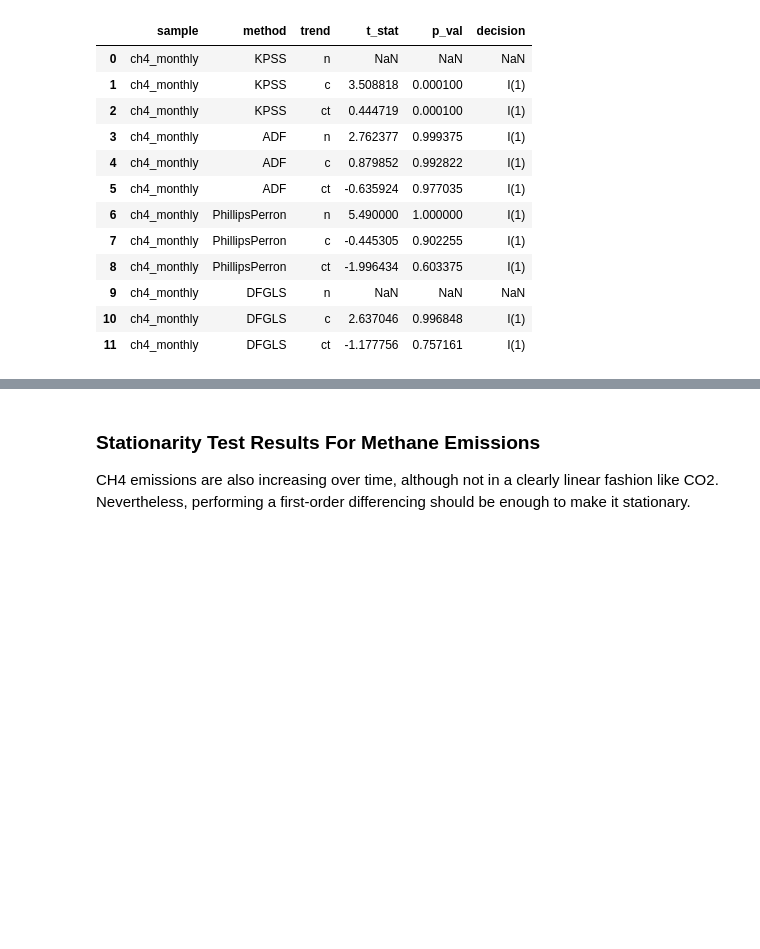
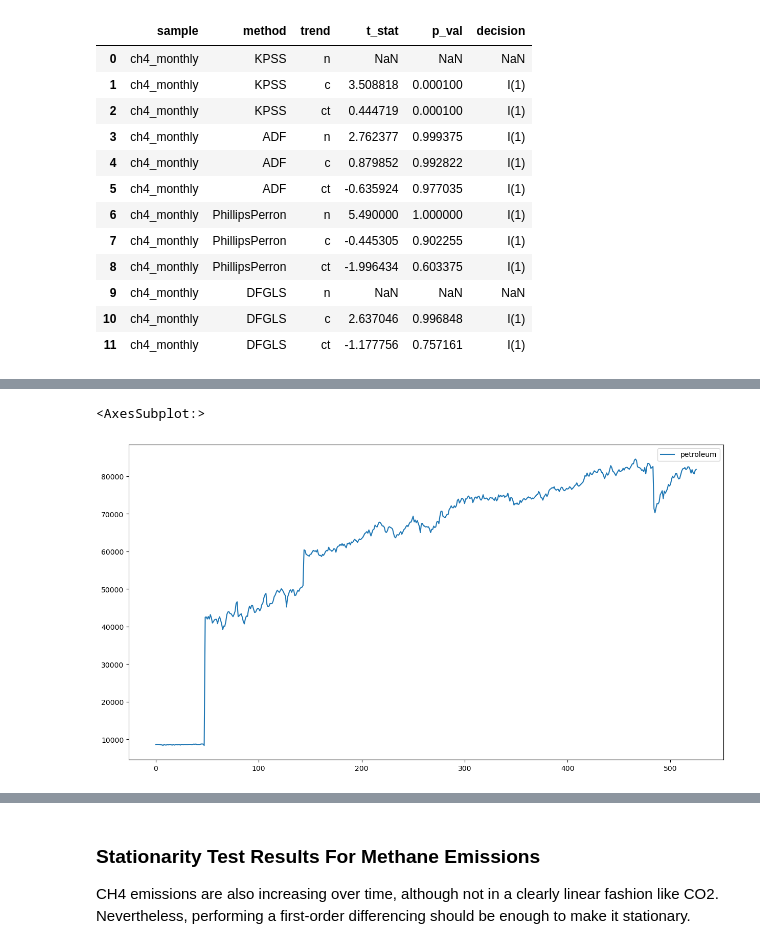
Before and after one commit to HomKeen/DSC180B-Q2-Capstone, a Jupyter notebook: scripts/stationarity.ipynb, the cells around one changed output, grey strips where cells are left out. Drawn from its saved outputs; the diff is of its cells as text; code cells hidden in the pictures; blank space fills up the shorter version.

Commit message:
Start CD-NOD. First RNN attempt. Add petroleum data
The pytorch model files "rnn_1.pth" and "rnn_1_temp.pth" are too large for GitHub, so they will be excluded until we get Git LFS working.

```diff
--- a/scripts/stationarity.ipynb
+++ b/scripts/stationarity.ipynb
@@ -287,0 +292,25 @@ run_all_tests(var, var_name, tests, trend_names)
+# %%
+petrol_monthly = pd.read_csv('../data/petroleum-monthly.csv')
+# display(petrol_monthly)
+# petrol_monthly.plot(y='ch4_average', figsize=(15,8))
+
+
+petrol_monthly = petrol_monthly.iloc[4, 2:]
+# petrol_monthly.index.str.split()
+
+
+times = petrol_monthly.index.str.split()
+# d = pd.DataFrame(data=petrol_monthly, index=petrol_monthly.index.str.split())
+# pd.melt(petrol_monthly, id_vars=)
+# pd.DataFrame(data=petrol_monthly, index=pd.MultiIndex.from_arrays([times.str[0], times.str[1]], names=('month', 'year')))
+petrol_monthly = (
+    petrol_monthly
+    .to_frame(name='petroleum')
+    .set_index(pd.MultiIndex.from_arrays([times.str[0], times.str[1]], names=('month', 'year')))
+    .reset_index()
+    )
+
+petrol_monthly.plot(kind='line', y='petroleum', figsize=(15,8))
+# %% [output]
+<AxesSubplot:>
+[figure, added]
```
Also changed, not shown: parts of 6 cells of this notebook, 7 other files.
